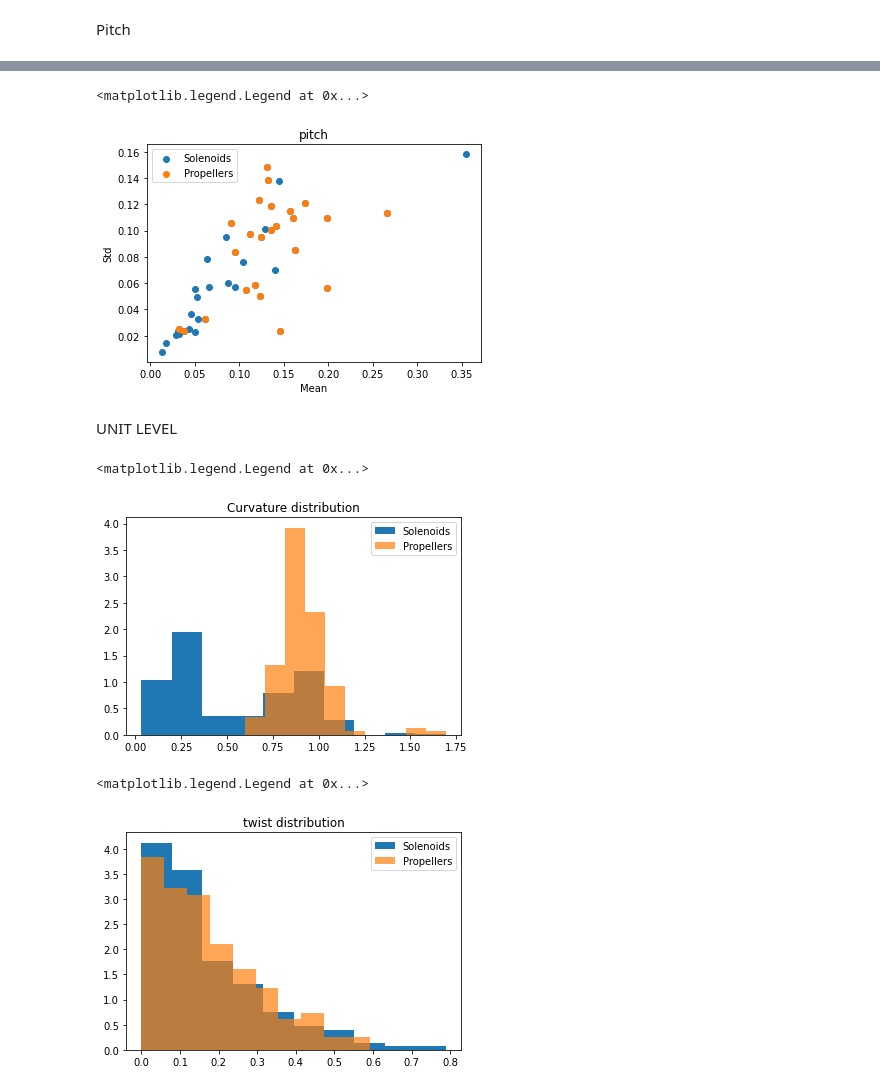
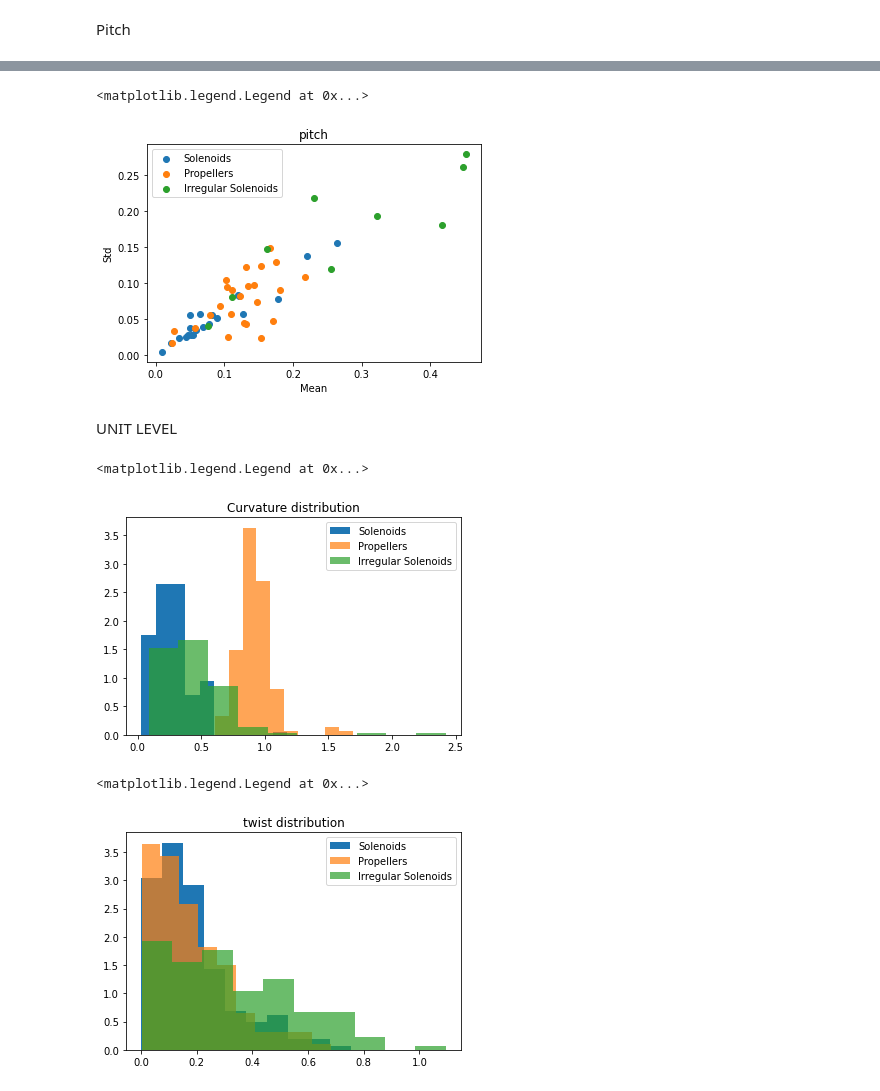
Before and after one commit to BioComputingUP/GeomeTRe, a Jupyter notebook: Visualize_geometry.ipynb, the cells around one changed output, grey strips where cells are left out. Cells and saved outputs as stored; diff of their text form; code cells hidden in the pictures.

```diff
--- a/Visualize_geometry.ipynb
+++ b/Visualize_geometry.ipynb
@@ -3,17 +3,24 @@ import matplotlib.pyplot as plt
 import pandas as pd
 import numpy as np
 # %%
-results_s=pd.read_csv('Outputs/Solenoids/Solenoid_geometry.csv')
-results_p=pd.read_csv('Outputs/PCA_Propellers/Propeller_geometry.csv')
+results_s=pd.read_csv('Outputs.3/Nice_solenoids.csv')
+results_p=pd.read_csv('Outputs.3/Nice_propellers.csv')
+results_s2=pd.read_csv('Outputs.3/Irregular_solenoids.csv')
 # %%
 mask1=results_s['unit start'] != 'mean'
 mask2=results_s['unit start'] != 'std deviation'
 mask3=results_s['Unnamed: 0'] != 0
 data_s=results_s[mask1 & mask2 & mask3]
+
 mask1=results_p['unit start'] != 'mean'
 mask2=results_p['unit start'] != 'std deviation'
 mask3=results_p['Unnamed: 0'] != 0
 data_p=results_p[mask1 & mask2 & mask3]
+mask1=results_s2['unit start'] != 'mean'
+mask2=results_s2['unit start'] != 'std deviation'
+mask3=results_s2['Unnamed: 0'] != 0
+
+data_s2=results_s2[mask1 & mask2 & mask3]
 # %%
 means_s=results_s[results_s['unit start'] == 'mean']
 deviations_s=results_s[results_s['unit start'] == 'std deviation']
@@ -105,31 +123,34 @@ ax[1].legend()
 # %%
 plt.scatter(means_s['pitch'],deviations_s['pitch'],label='Solenoids')
 plt.scatter(means_p['pitch'],deviations_p['pitch'],label='Propellers')
+plt.scatter(means_s2['pitch'],deviations_s2['pitch'],label='Irregular Solenoids')
 plt.xlabel('Mean')
 plt.ylabel('Std')
 plt.title('pitch')
 plt.legend()
 # %% [output]
 <matplotlib.legend.Legend at 0x...>
-[figure, old version]
+[figure, new version]
 # %% [markdown]
 UNIT LEVEL
 # %%
 plt.hist(data_s['curvature'],density=True,label='Solenoids')
 plt.hist(data_p['curvature'],density=True,alpha=0.7,label='Propellers')
+plt.hist(data_s2['curvature'],density=True,alpha=0.7,label='Irregular Solenoids')
 plt.title('Curvature distribution')
 plt.legend()
 # %% [output]
 <matplotlib.legend.Legend at 0x...>
-[figure, old version]
+[figure, new version]
 # %%
 plt.hist(data_s['twist'],density=True,label='Solenoids')
 plt.hist(data_p['twist'],density=True,alpha=0.7,label='Propellers')
+plt.hist(data_s2['twist'],density=True,alpha=0.7,label='Irregular Solenoids')
 plt.title('twist distribution')
 plt.legend()
 # %% [output]
 <matplotlib.legend.Legend at 0x...>
-[figure, old version]
+[figure, new version]
 # %%
 plt.hist(data_s['pitch'],density=True,label='Solenoids')
 plt.hist(data_p['pitch'],density=True,alpha=0.7,label='Propellers')
```
Also changed, not shown: parts of 8 cells of this notebook, 2 other files.
